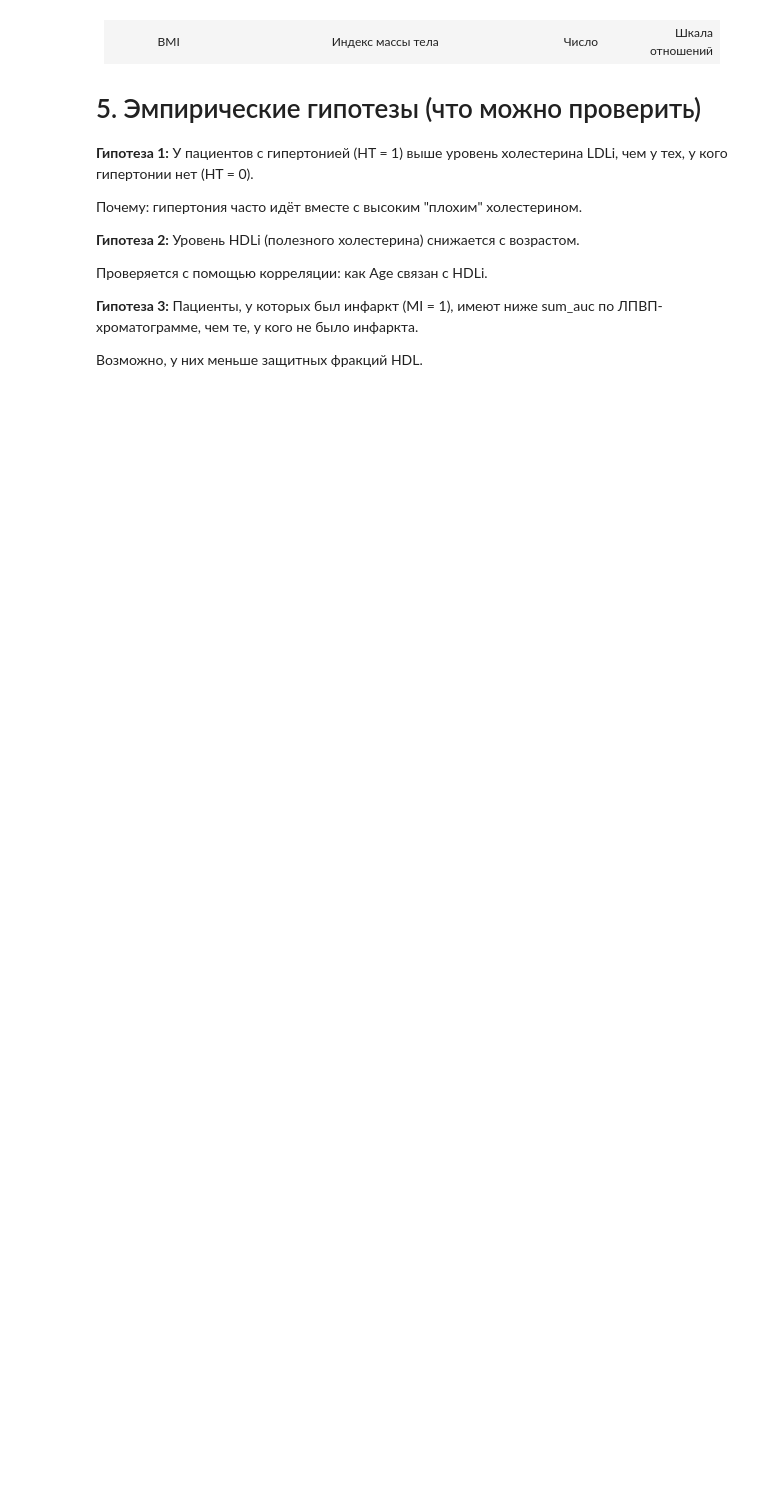
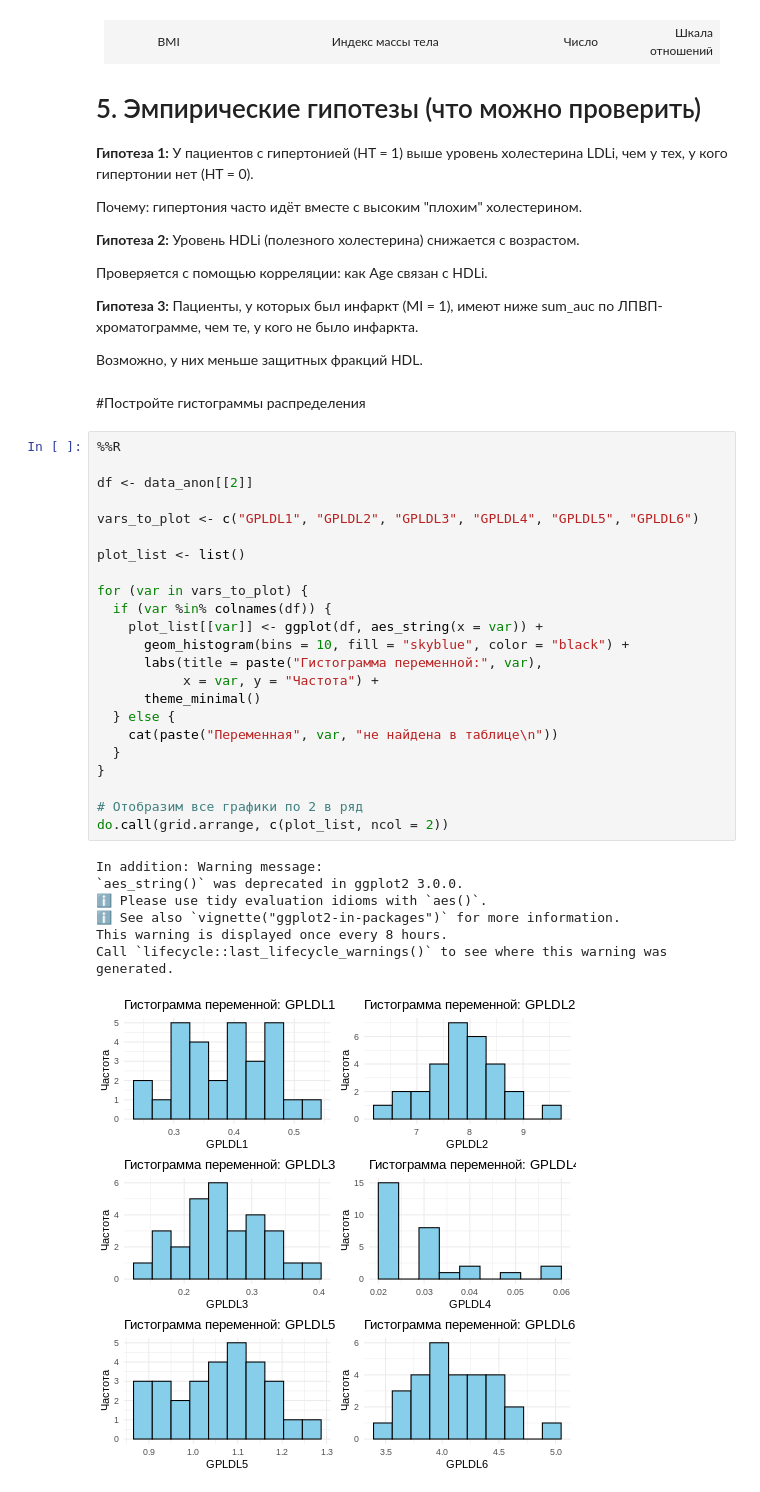
Before and after one commit to VasylDvorakDS/Statistic-in-Medicine, a Jupyter notebook: Task_1/Task_1_in_home/Chromotogramm_analisis_R_programm.ipynb, the cells around one changed output. Cells and saved outputs as stored; diff of their text form; blank space fills up the shorter version.

```diff
--- a/Task_1/Task_1_in_home/Chromotogramm_analisis_R_programm.ipynb
+++ b/Task_1/Task_1_in_home/Chromotogramm_analisis_R_programm.ipynb
@@ -145,3 +150,37 @@ lapply(data_anon, head)
 Пациенты, у которых был инфаркт (MI = 1), имеют ниже sum_auc по ЛПВП-хроматограмме, чем те, у кого не было инфаркта.
 
 Возможно, у них меньше защитных фракций HDL.
+# %% [markdown]
+#Постройте гистограммы распределения
+# %%
+%%R
+
+df <- data_anon[[2]]
+
+vars_to_plot <- c("GPLDL1", "GPLDL2", "GPLDL3", "GPLDL4", "GPLDL5", "GPLDL6")
+
+plot_list <- list()
+
+for (var in vars_to_plot) {
+  if (var %in% colnames(df)) {
+    plot_list[[var]] <- ggplot(df, aes_string(x = var)) +
+      geom_histogram(bins = 10, fill = "skyblue", color = "black") +
+      labs(title = paste("Гистограмма переменной:", var),
+           x = var, y = "Частота") +
+      theme_minimal()
+  } else {
+    cat(paste("Переменная", var, "не найдена в таблице\n"))
+  }
+}
+
+# Отобразим все графики по 2 в ряд
+do.call(grid.arrange, c(plot_list, ncol = 2))
+# %% [output]
+In addition: Warning message:
+`aes_string()` was deprecated in ggplot2 3.0.0.
+ℹ Please use tidy evaluation idioms with `aes()`.
+ℹ See also `vignette("ggplot2-in-packages")` for more information.
+This warning is displayed once every 8 hours.
+Call `lifecycle::last_lifecycle_warnings()` to see where this warning was
+generated.
+[figure, added]
```
Also changed, not shown: parts of 13 cells of this notebook, 4 other files.
